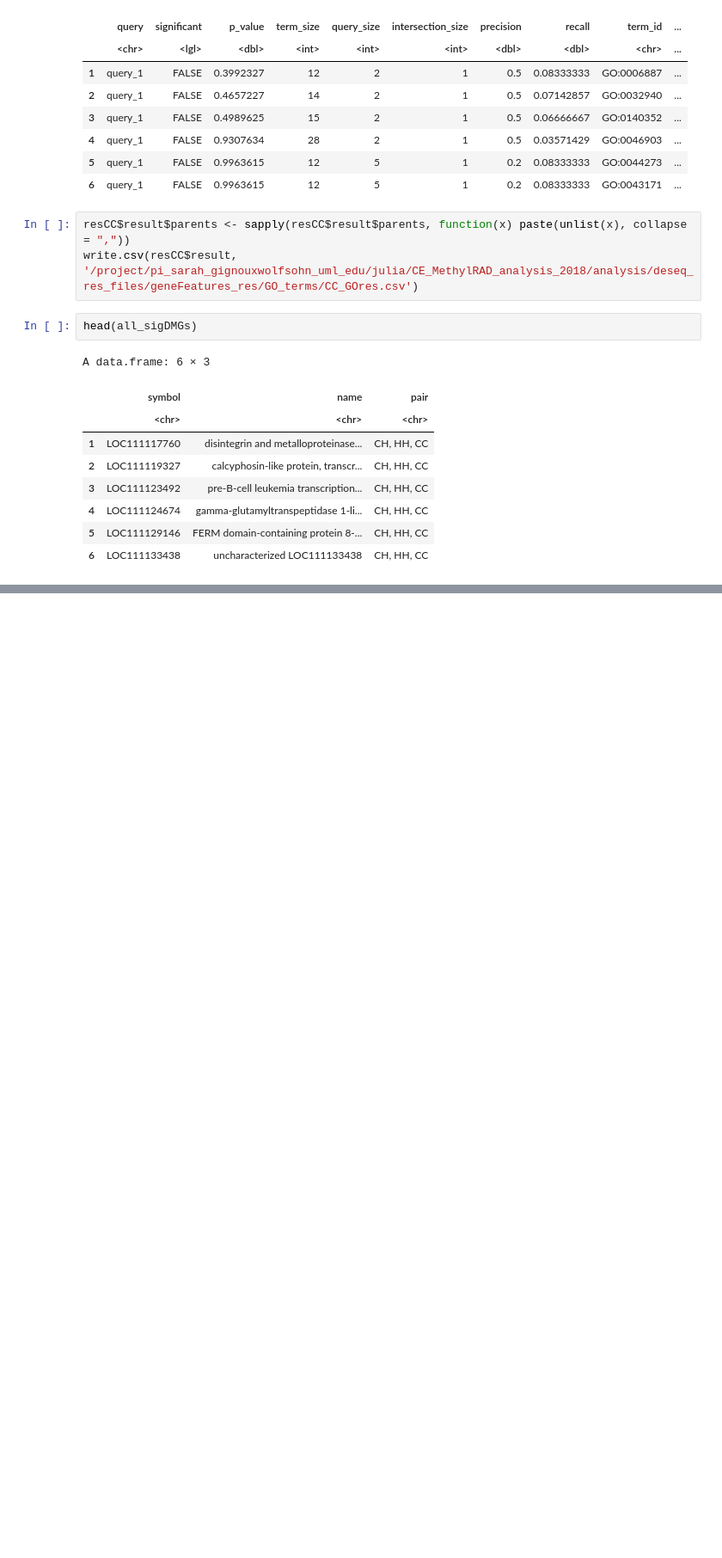
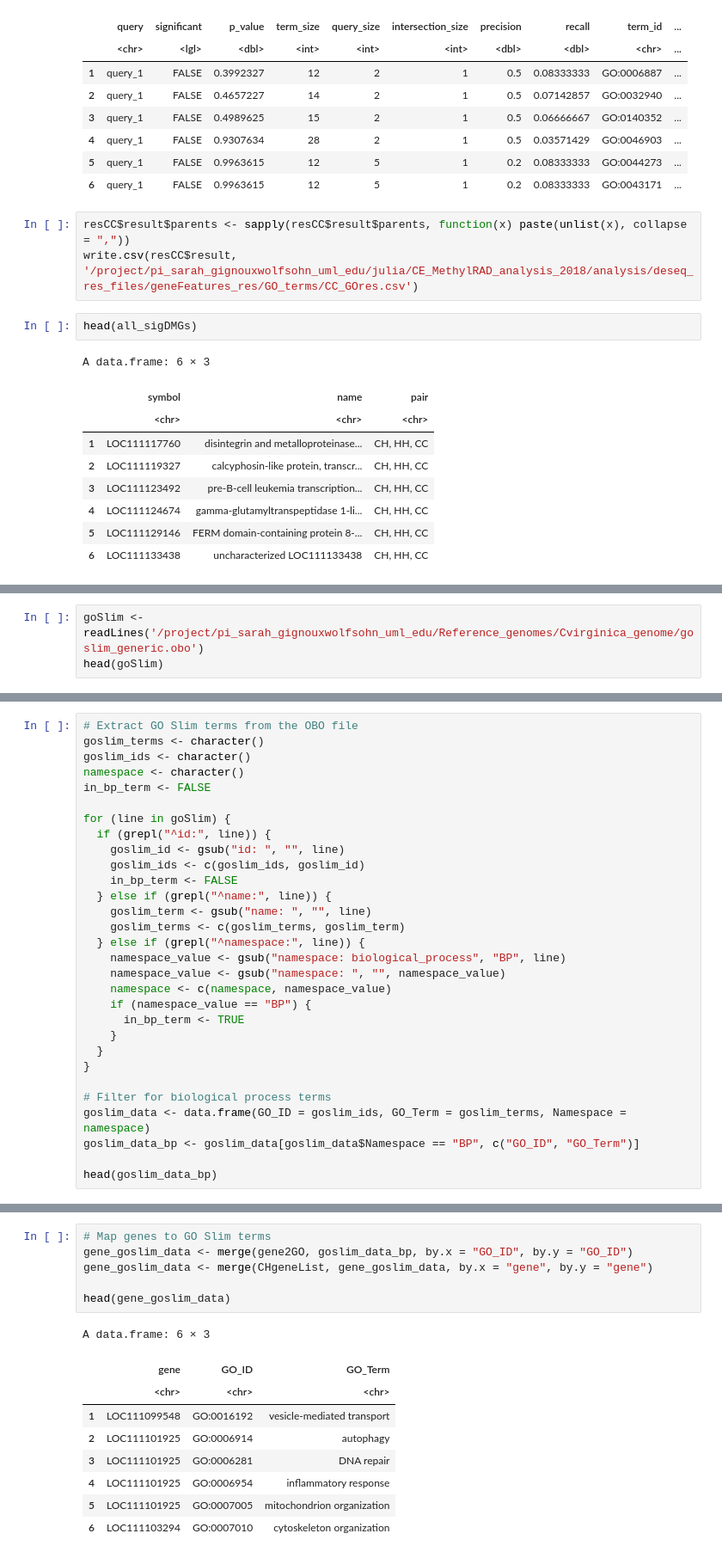
Before and after one commit to jgmcdonough/CE18_methylRAD_analysis, a Jupyter notebook: analysis/DMGs_analysis/HC_genes_2.0.ipynb, the cells around one changed output, grey strips where cells are left out. Shown at 86% size. Saved outputs shown, nothing was run; the diff lists cells and outputs as text; blank space fills up the shorter version.

```diff
--- a/analysis/DMGs_analysis/HC_genes_2.0.ipynb
+++ b/analysis/DMGs_analysis/HC_genes_2.0.ipynb
@@ -1160,0 +1209,3 @@ ERROR: Error in eval(expr, envir, enclos): object 'org.Cv.eg.db' not found
+# %%
+goSlim <- readLines('/project/pi_sarah_gignouxwolfsohn_uml_edu/Reference_genomes/Cvirginica_genome/goslim_generic.obo')
+head(goSlim)
@@ -1160,0 +1261,30 @@ ERROR: Error in eval(expr, envir, enclos): object 'org.Cv.eg.db' not found
+# %%
+# Extract GO Slim terms from the OBO file
+goslim_terms <- character()
+goslim_ids <- character()
+namespace <- character()
+in_bp_term <- FALSE
+
+for (line in goSlim) {
+  if (grepl("^id:", line)) {
+    goslim_id <- gsub("id: ", "", line)
+    goslim_ids <- c(goslim_ids, goslim_id)
+    in_bp_term <- FALSE
+  } else if (grepl("^name:", line)) {
+    goslim_term <- gsub("name: ", "", line)
+    goslim_terms <- c(goslim_terms, goslim_term)
+  } else if (grepl("^namespace:", line)) {
+    namespace_value <- gsub("namespace: biological_process", "BP", line)
+    namespace_value <- gsub("namespace: ", "", namespace_value)
+    namespace <- c(namespace, namespace_value)
+    if (namespace_value == "BP") {
+      in_bp_term <- TRUE
+    }
+  }
+}
+
+# Filter for biological process terms
+goslim_data <- data.frame(GO_ID = goslim_ids, GO_Term = goslim_terms, Namespace = namespace)
+goslim_data_bp <- goslim_data[goslim_data$Namespace == "BP", c("GO_ID", "GO_Term")]
+
+head(goslim_data_bp)
@@ -1160,0 +1301,16 @@ ERROR: Error in eval(expr, envir, enclos): object 'org.Cv.eg.db' not found
+# %%
+# Map genes to GO Slim terms
+gene_goslim_data <- merge(gene2GO, goslim_data_bp, by.x = "GO_ID", by.y = "GO_ID")
+gene_goslim_data <- merge(CHgeneList, gene_goslim_data, by.x = "gene", by.y = "gene")
+
+head(gene_goslim_data)
+# %% [output]
+A data.frame: 6 × 3
+|  | gene | GO_ID | GO_Term |
+|  | <chr> | <chr> | <chr> |
+| 1 | LOC111099548 | GO:0016192 | vesicle-mediated transport |
+| 2 | LOC111101925 | GO:0006914 | autophagy |
+| 3 | LOC111101925 | GO:0006281 | DNA repair |
+| 4 | LOC111101925 | GO:0006954 | inflammatory response |
+| 5 | LOC111101925 | GO:0007005 | mitochondrion organization |
+| 6 | LOC111103294 | GO:0007010 | cytoskeleton organization |
```
Also changed, not shown: parts of 21 cells of this notebook, 9 other files.
